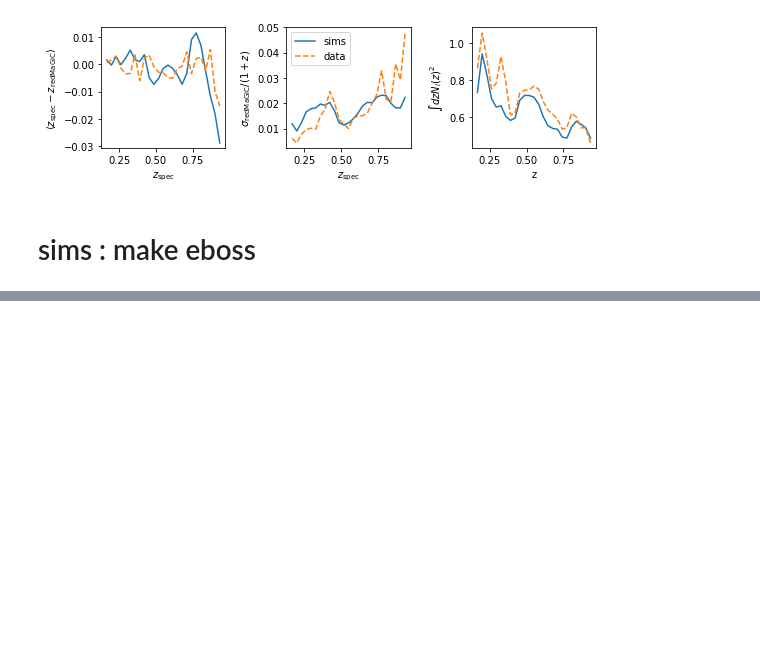
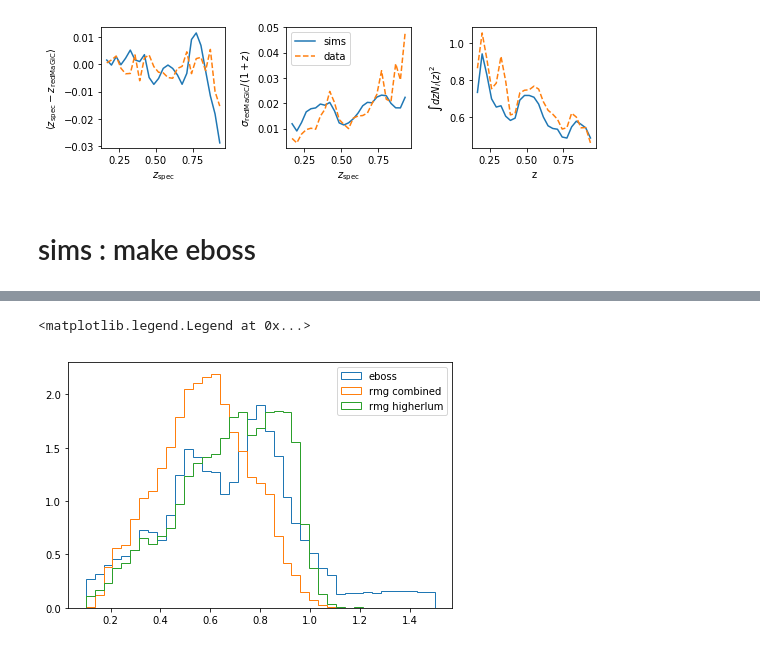
Before and after one commit to mgatti29/CORE, a Jupyter notebook: Samples.ipynb, the cells around one changed output, grey strips where cells are left out. Drawn from its saved outputs; the diff is of its cells as text; code cells hidden in the pictures; blank space fills up the shorter version.

```diff
--- a/Samples.ipynb
+++ b/Samples.ipynb
@@ -895,0 +934,11 @@ done
+# %%
+binx = np.linspace(0.1,1.5,40)
+nn=True
+_=plt.hist(mute_eboss[1].data['z'], histtype='step', normed=nn, bins =binx,label='eboss')#,weights=w)
+_=plt.hist(mastercat['catalog'][ 'redmagic']['combined_sample_fid'][u'zspec'], histtype='step', normed=nn, bins =binx,label='rmg combined')#,weights=w)
+_=plt.hist(mastercat['catalog'][ 'redmagic']['higherlum'][u'zspec'], histtype='step', normed=nn, bins =binx,label='rmg higherlum')#,weights=w
+plt.tight_layout()
+plt.legend()
+# %% [output]
+<matplotlib.legend.Legend at 0x...>
+[figure, added]
```
Also changed, not shown: parts of 9 cells of this notebook.
